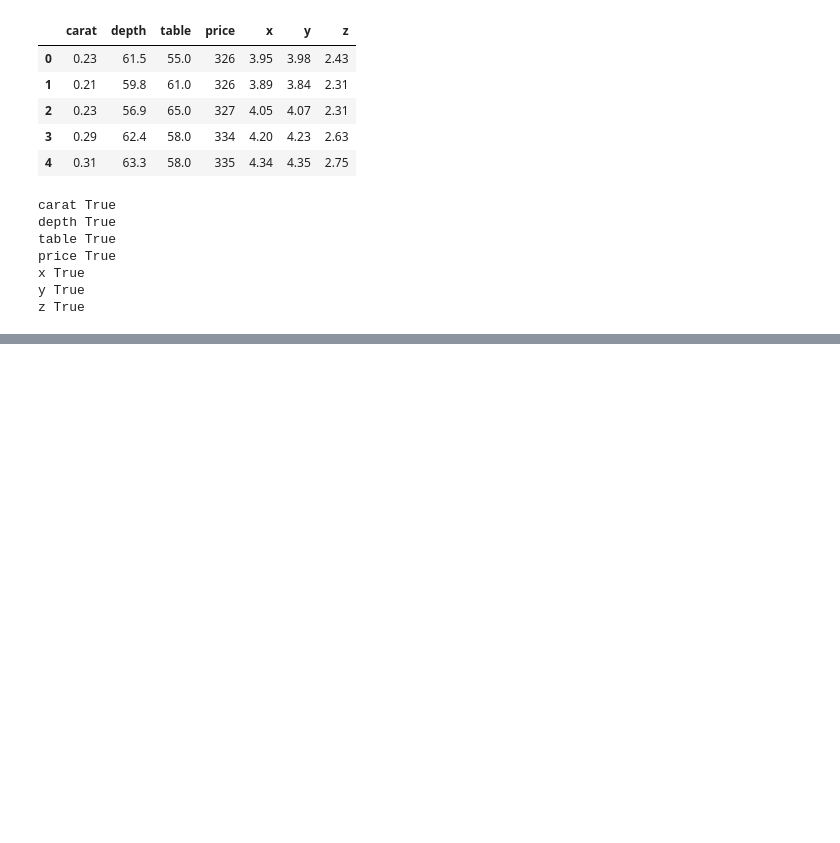
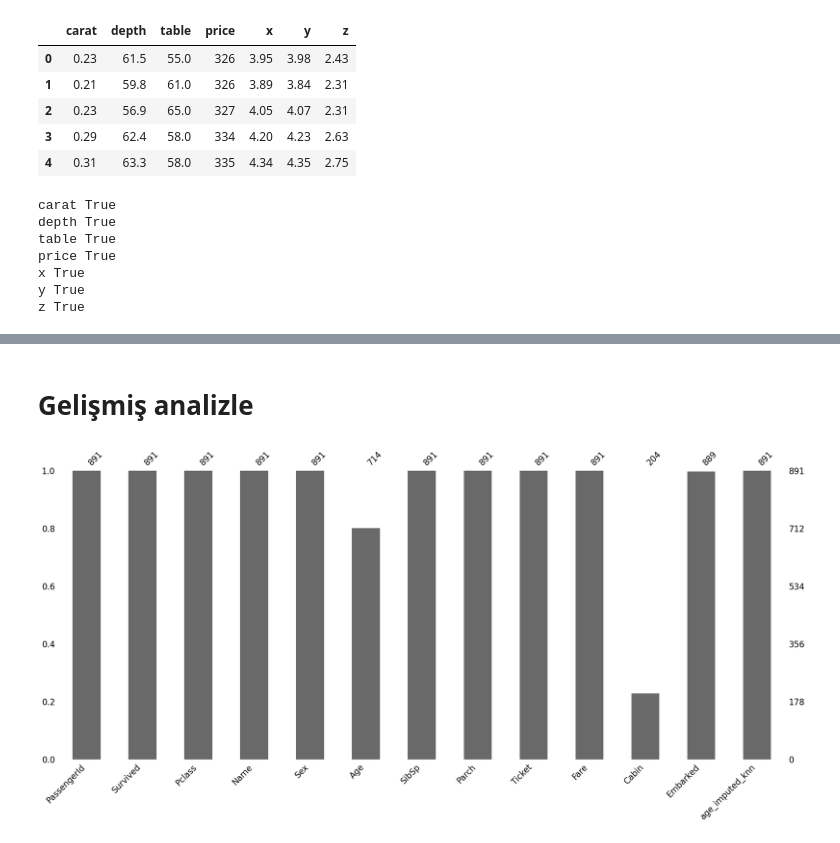
Before and after one commit to zaferavci1/Feature-Engineering, a Jupyter notebook: Future-engineering-1.ipynb, the cells around one changed output, grey strips where cells are left out. Saved outputs shown, nothing was run; the diff lists cells and outputs as text; code cells hidden in the pictures; blank space fills up the shorter version.

```diff
--- a/Future-engineering-1.ipynb
+++ b/Future-engineering-1.ipynb
@@ -479,0 +854,5 @@ z True
+# %%
+imputer = KNNImputer(n_neighbors=5)
+# %%
+dff = pd.DataFrame(imputer.fit_transform(dff), columns=dff.columns)
+dff.head()
@@ -479,0 +866,2 @@ z True
+# %%
+dff = pd.DataFrame(scaler.inverse_transform(dff), columns=dff.columns)
@@ -479,0 +870,2 @@ z True
+# %%
+df["age_imputed_knn"] = dff["Age"]
@@ -479,0 +892,7 @@ z True
+# %% [markdown]
+# Gelişmiş analizle
+# %%
+msno.bar(df)
+plt.show()
+# %% [output]
+[figure, added]
```
Also changed, not shown: parts of 65 cells of this notebook.
